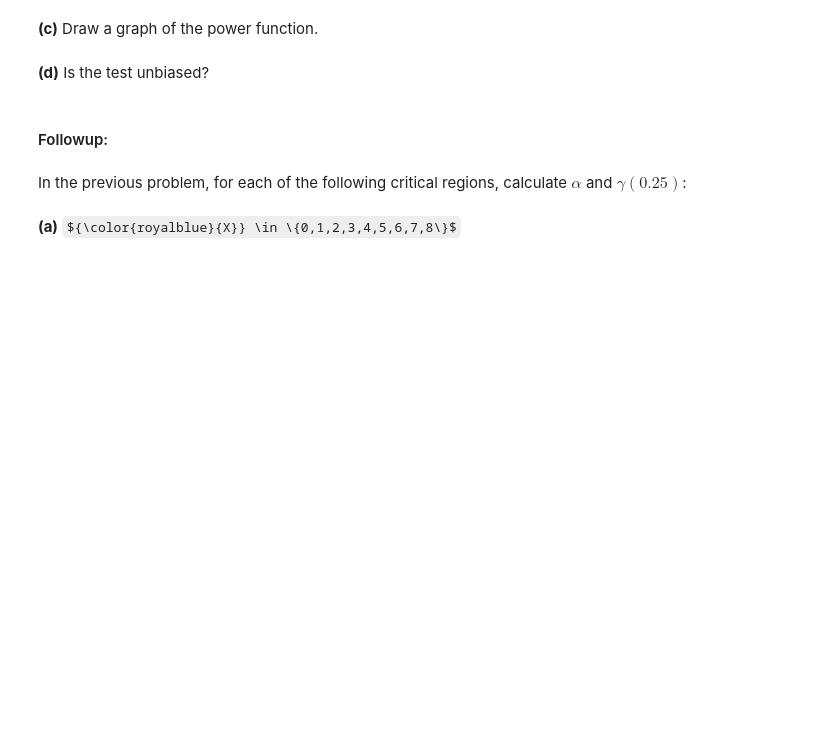
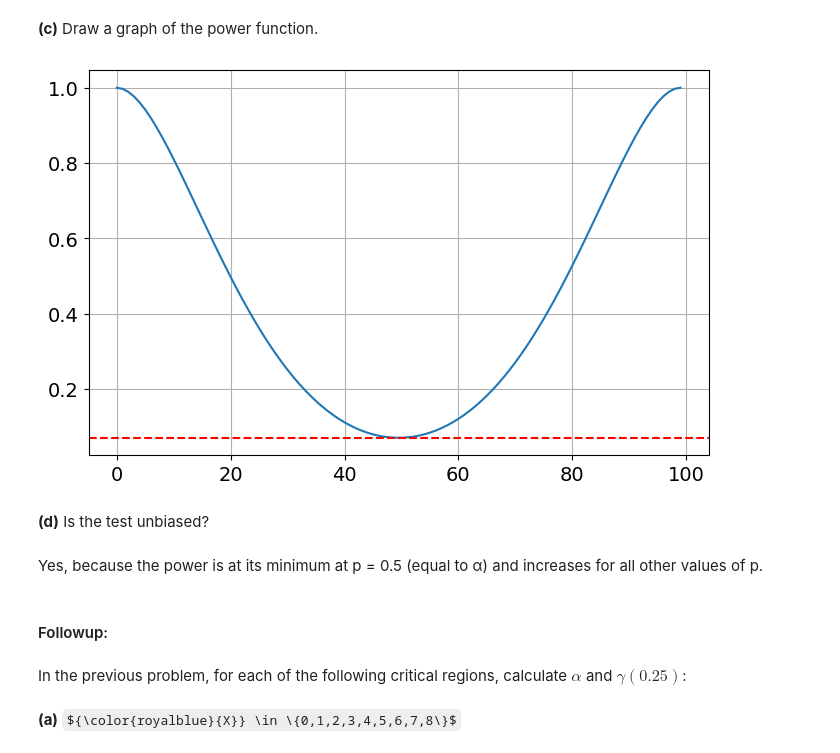
Before and after one commit to djm3622/stat345, a Jupyter notebook: Week 06/ps05_1_millard.ipynb, the cells around one changed output. Saved outputs shown, nothing was run; the diff lists cells and outputs as text; code cells hidden in the pictures; some formulas as TeX source; blank space fills up the shorter version.

```diff
--- a/Week 06/ps05_1_millard.ipynb
+++ b/Week 06/ps05_1_millard.ipynb
@@ -37,3 +37,14 @@ critical region corresponds to ${\color{royalblue}{X}}=0$, $1$, $7$, and
 $8$.
 # %% [markdown]
 **(a)** Find $\alpha$.
+# %%
+n, p = 8, 0.5
+
+x0, x1 = stats.binom(n, p).cdf(0), stats.binom(n, p).cdf(1)
+x7, x8 = stats.binom(n, p).sf(7-1), stats.binom(n, p).sf(8-1)
+
+print(x0, x1, x7, x8)
+
+a = x1 * 2
+
+print(a)
@@ -40,2 +54,5 @@ $8$.
 # %% [markdown]
 **(b)** What is the power function?
+# %%
+theta = np.linspace(0, 1, 100)
+gamma = stats.binom(n, theta).pmf(0) + stats.binom(n, theta).pmf(1) + stats.binom(n, theta).pmf(7) + stats.binom(n, theta).pmf(8)
@@ -42,7 +82,16 @@ $8$.
 # %% [markdown]
 **(c)** Draw a graph of the power function.
+# %%
+plt.plot(gamma);
+plt.axline((0, a), (1, a), color='red', linestyle='--')
+plt.grid();
+plt.show();
+# %% [output]
+[figure, added]
 # %% [markdown]
 **(d)** Is the test unbiased?
+# %% [markdown]
+Yes, because the power is at its minimum at p = 0.5 (equal to α) and increases for all other values of p.
 # %% [markdown]
 #### Followup:
 # %% [markdown]
```
Also changed, not shown: parts of 31 cells of this notebook, 12 other files.
